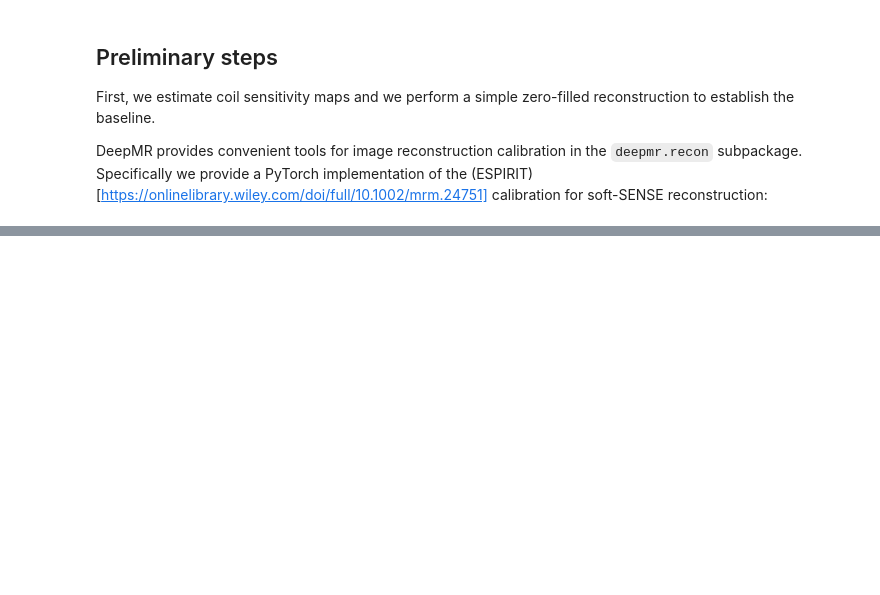
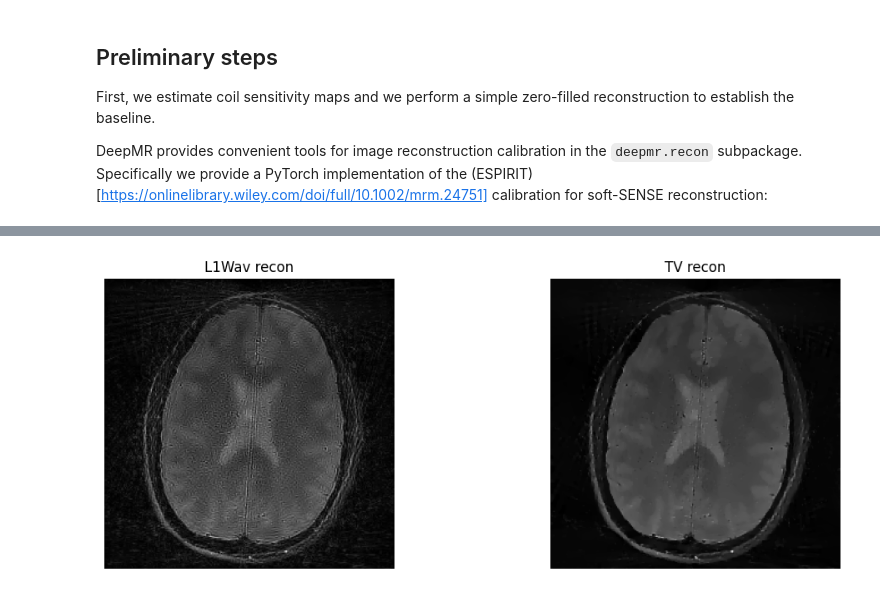
Before and after one commit to INFN-PREDATOR/PREDATOR-milestones, a Jupyter notebook: notebooks/M1c_iterative_reco.ipynb, the cells around one changed output, grey strips where cells are left out. Saved outputs shown, nothing was run; the diff lists cells and outputs as text; code cells hidden in the pictures; blank space fills up the shorter version.

```diff
--- a/notebooks/M1c_iterative_reco.ipynb
+++ b/notebooks/M1c_iterative_reco.ipynb
@@ -137,12 +121,14 @@ plt.tight_layout()
 # %%
-img_l1wav = deepmr.recon.recon_lstsq(data.clone(), copy.deepcopy(head), niter=30, prior="L1Wave", lamda=0.05, device=device)
-img_tv = deepmr.recon.recon_lstsq(data.clone(), copy.deepcopy(head), niter=30, prior="TV", lamda=0.05, device=device)
+img_l1wav = deepmr.recon.recon_lstsq(data.clone(), copy.deepcopy(head), niter=12, prior="L1Wave", lamda=0.25, stepsize=0.5, device=device)
+img_tv = deepmr.recon.recon_lstsq(data.clone(), copy.deepcopy(head), niter=12, prior="TV", lamda=0.25, stepsize=0.5, device=device)
 # %%
 # plot
 plt.rcParams['figure.figsize'] = [12, 4]
 
 plt.subplot(1, 2, 1)
-_ = plt.imshow(abs(torch.flip(img_l1wav, dims=(-1,)).squeeze().numpy(force=True)).T, cmap="gray"), plt.axis("off"), plt.title("L1Wav recon"), plt.colorbar()
+_ = plt.imshow(abs(torch.flip(img_l1wav, dims=(-1,)).squeeze().numpy(force=True)).T, cmap="gray"), plt.axis("off"), plt.title("L1Wav recon")
 plt.subplot(1, 2, 2)
-_ = plt.imshow(abs(torch.flip(img_tv, dims=(-1,)).squeeze().numpy(force=True)).T, cmap="gray"), plt.axis("off"), plt.title("TV recon"), plt.colorbar()
+_ = plt.imshow(abs(torch.flip(img_tv, dims=(-1,)).squeeze().numpy(force=True)).T, cmap="gray"), plt.axis("off"), plt.title("TV recon")
 plt.tight_layout()
+# %% [output]
+[figure, added]
```
Also changed, not shown: parts of 4 cells of this notebook.
